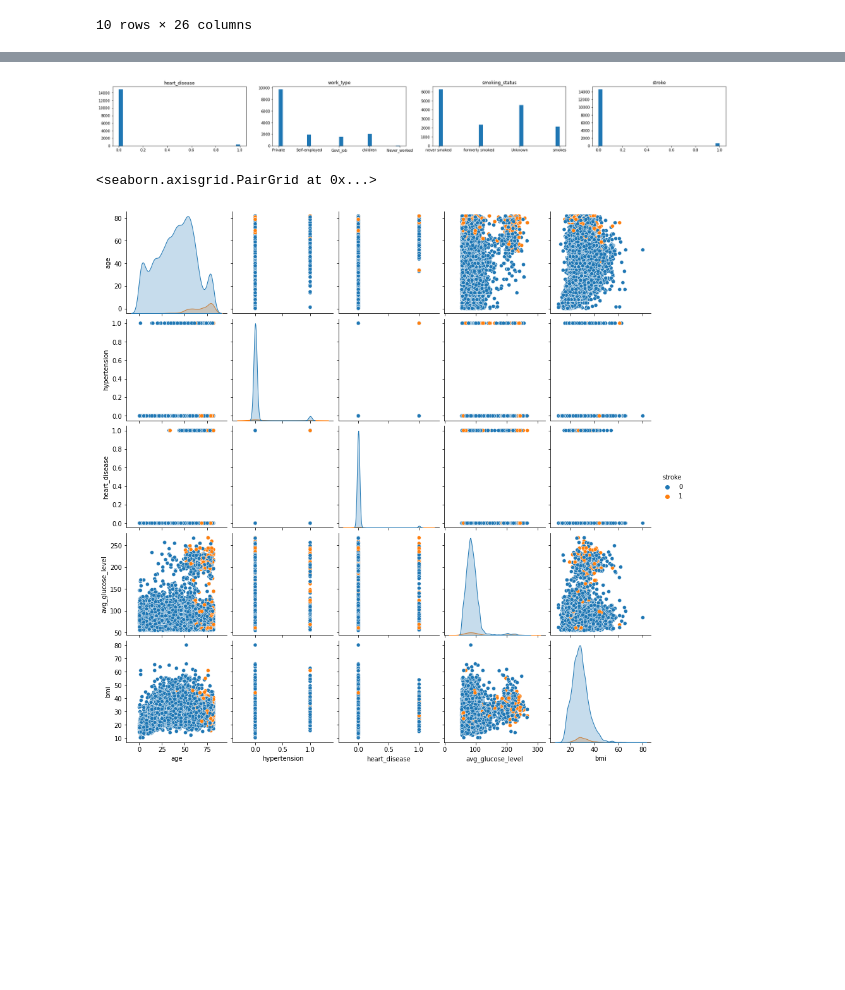
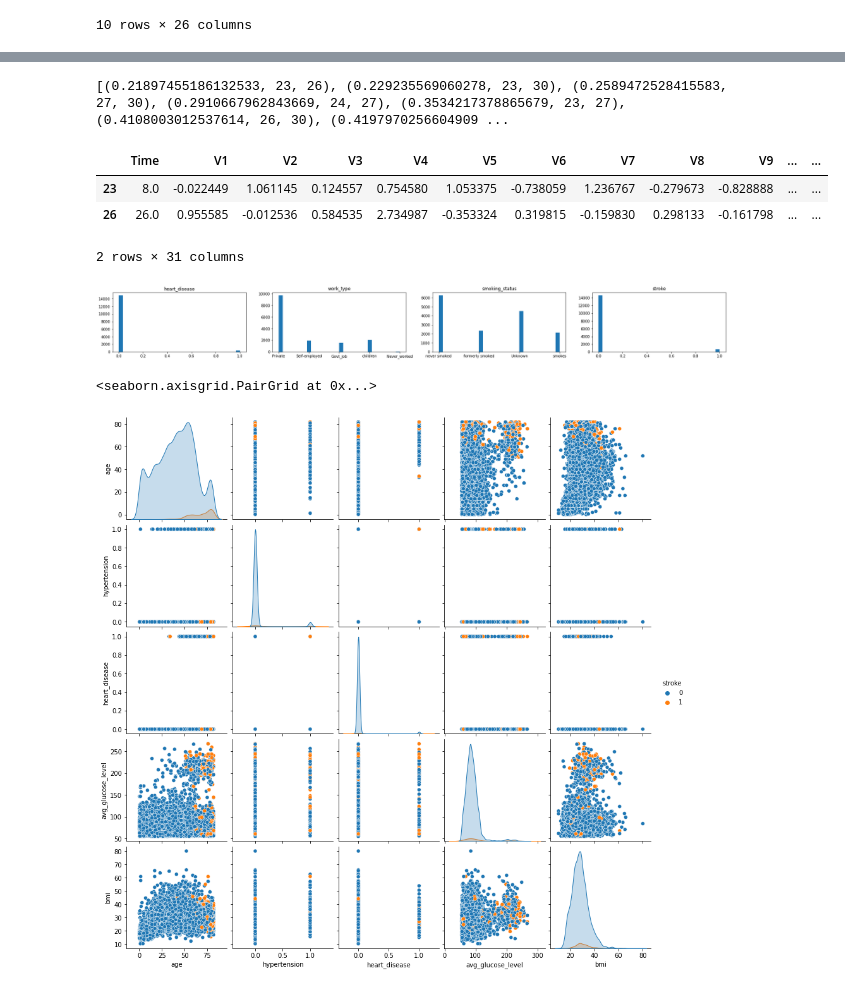
Before and after one commit to vmisusu/kaggle, a Jupyter notebook: data_investigation.ipynb, the cells around one changed output, grey strips where cells are left out. Saved outputs shown, nothing was run; the diff lists cells and outputs as text; code cells hidden in the pictures; blank space fills up the shorter version.

```diff
--- a/data_investigation.ipynb
+++ b/data_investigation.ipynb
@@ -88,0 +95,18 @@ DI.hists(df.iloc[:,30:],color=df.iloc[:,-1],norm=True,alpha=0.6)
+# %%
+vals=df.iloc[1:-2].values
+
+def dist(v1,v2):
+    return np.mean((v1-v2)**2)
+
+vals.shape[0]
+
+res=[]
+
+for i in range(10,30):
+    print(i)
+    for j in range(i+1,vals.shape[0]):
+        v1=vals[i]
+        v2=vals[j]
+        res.append((dist(v1,v2),i,j))
+res=sorted(res)
+#print(res)
@@ -88,0 +143,9 @@ DI.hists(df.iloc[:,30:],color=df.iloc[:,-1],norm=True,alpha=0.6)
+# %%
+print(res[:10])
+df.iloc[[23,26]]
+# %% [output]
+[(0.21897455186132533, 23, 26), (0.229235569060278, 23, 30), (0.2589472528415583, 27, 30), (0.2910667962843669, 24, 27), (0.3534217378865679, 23, 27), (0.4108003012537614, 26, 30), (0.4197970256604909 ...
+|  | Time | V1 | V2 | V3 | V4 | V5 | V6 | V7 | V8 | V9 | ... | ... |
+| 23 | 8.0 | -0.022449 | 1.061145 | 0.124557 | 0.754580 | 1.053375 | -0.738059 | 1.236767 | -0.279673 | -0.828888 | ... | ... |
+| 26 | 26.0 | 0.955585 | -0.012536 | 0.584535 | 2.734987 | -0.353324 | 0.319815 | -0.159830 | 0.298133 | -0.161798 | ... | ... |
+2 rows × 31 columns
```
Also changed, not shown: parts of 8 cells of this notebook, 1 other file.
